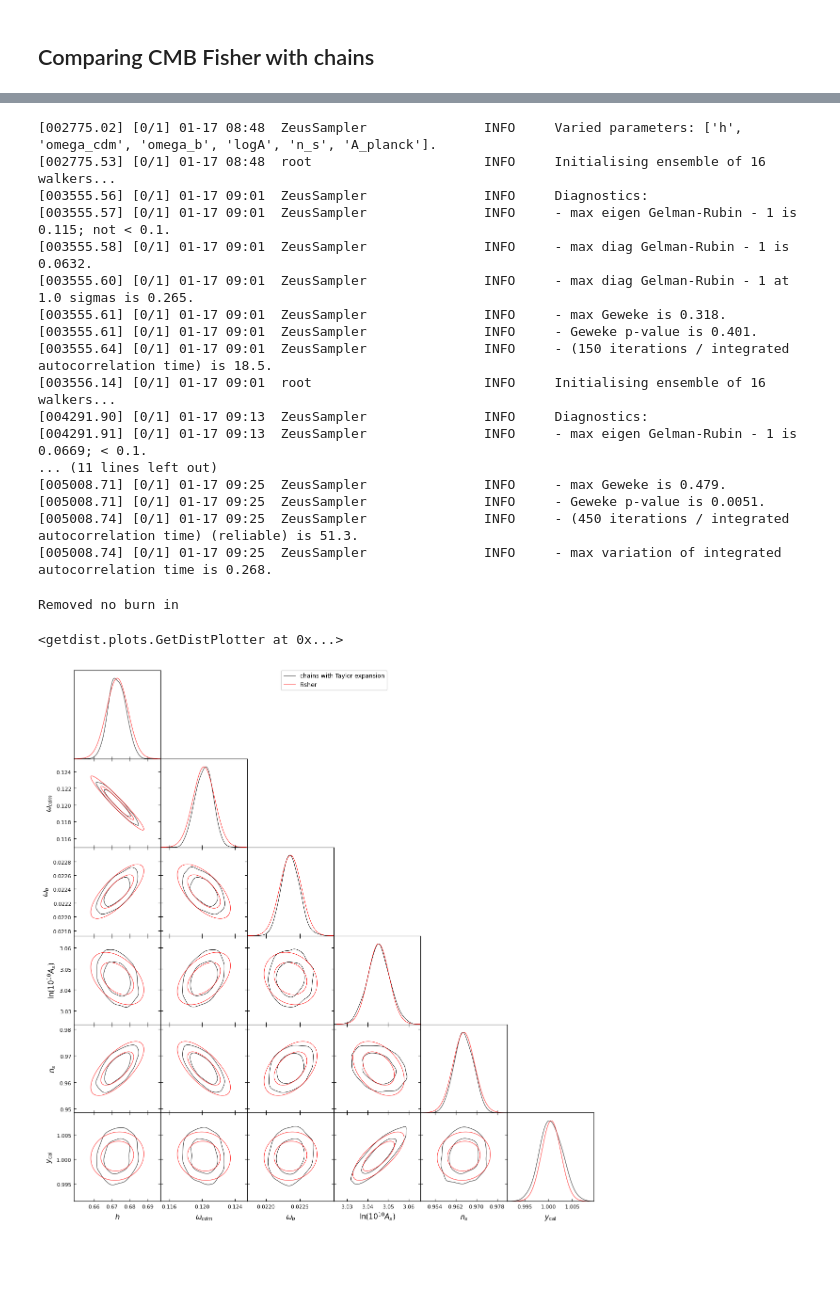
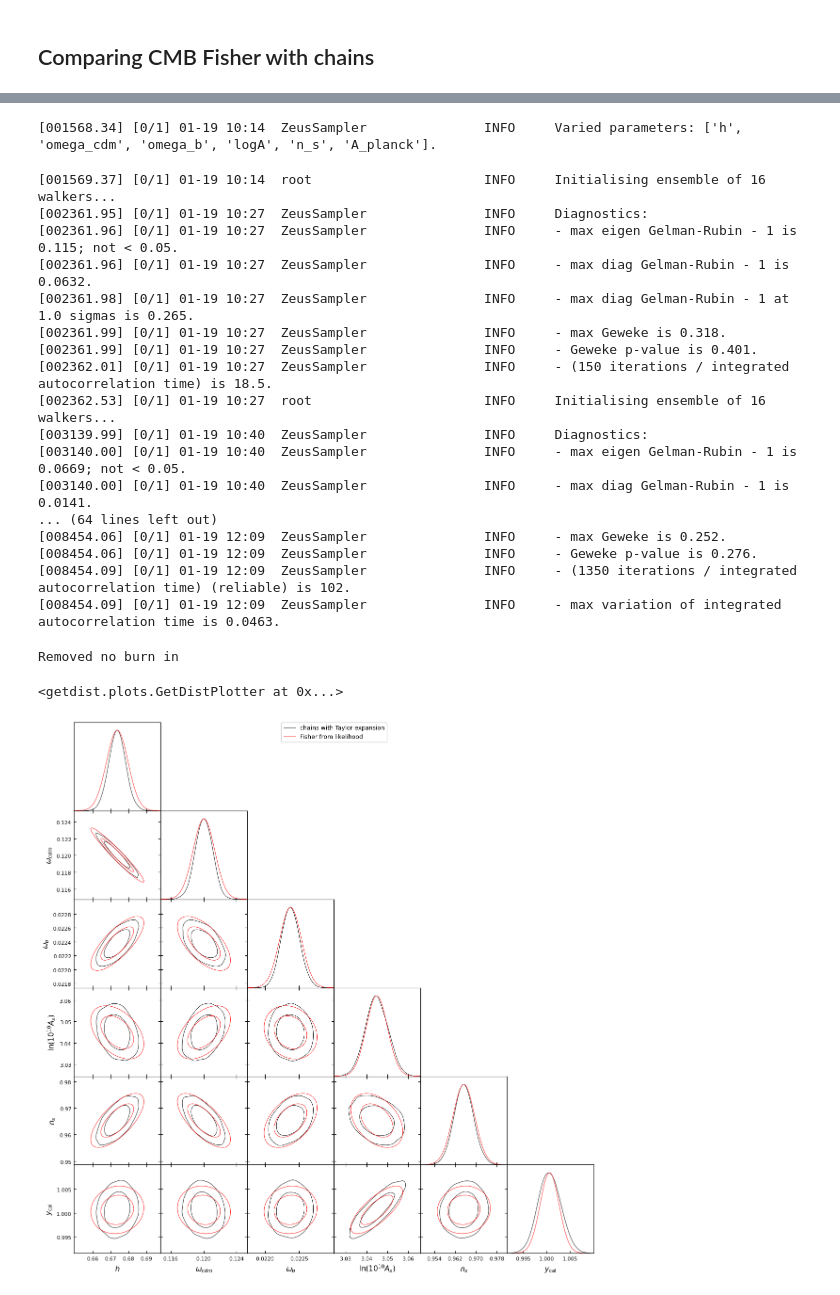
Before and after one commit to cosmodesi/desilike, a Jupyter notebook: nb/fisher_examples.ipynb, the cells around one changed output, grey strips where cells are left out. Saved outputs shown, nothing was run; the diff lists cells and outputs as text; code cells hidden in the pictures; blank space fills up the shorter version.

```diff
--- a/nb/fisher_examples.ipynb
+++ b/nb/fisher_examples.ipynb
@@ -303,34 +304,36 @@ for likelihood in likelihoods:
 from desilike.samplers import ZeusSampler
 
 sampler = ZeusSampler(likelihood_cmb, seed=42)
-sampler.run(check={'max_eigen_gr': 0.1})
+sampler.run(check={'max_eigen_gr': 0.05})
 # %% [output]
-[002775.02] [0/1] 01-17 08:48  ZeusSampler               INFO     Varied parameters: ['h', 'omega_cdm', 'omega_b', 'logA', 'n_s', 'A_planck'].
-[002775.53] [0/1] 01-17 08:48  root                      INFO     Initialising ensemble of 16 walkers...
-[003555.56] [0/1] 01-17 09:01  ZeusSampler               INFO     Diagnostics:
-[003555.57] [0/1] 01-17 09:01  ZeusSampler               INFO     - max eigen Gelman-Rubin - 1 is 0.115; not < 0.1.
-[003555.58] [0/1] 01-17 09:01  ZeusSampler               INFO     - max diag Gelman-Rubin - 1 is 0.0632.
-[003555.60] [0/1] 01-17 09:01  ZeusSampler               INFO     - max diag Gelman-Rubin - 1 at 1.0 sigmas is 0.265.
-[003555.61] [0/1] 01-17 09:01  ZeusSampler               INFO     - max Geweke is 0.318.
-[003555.61] [0/1] 01-17 09:01  ZeusSampler               INFO     - Geweke p-value is 0.401.
-[003555.64] [0/1] 01-17 09:01  ZeusSampler               INFO     - (150 iterations / integrated autocorrelation time) is 18.5.
-[003556.14] [0/1] 01-17 09:01  root                      INFO     Initialising ensemble of 16 walkers...
-[004291.90] [0/1] 01-17 09:13  ZeusSampler               INFO     Diagnostics:
-[004291.91] [0/1] 01-17 09:13  ZeusSampler               INFO     - max eigen Gelman-Rubin - 1 is 0.0669; < 0.1.
-... (11 lines left out)
-[005008.71] [0/1] 01-17 09:25  ZeusSampler               INFO     - max Geweke is 0.479.
-[005008.71] [0/1] 01-17 09:25  ZeusSampler               INFO     - Geweke p-value is 0.0051.
-[005008.74] [0/1] 01-17 09:25  ZeusSampler               INFO     - (450 iterations / integrated autocorrelation time) (reliable) is 51.3.
-[005008.74] [0/1] 01-17 09:25  ZeusSampler               INFO     - max variation of integrated autocorrelation time is 0.268.
+[001568.34] [0/1] 01-19 10:14  ZeusSampler               INFO     Varied parameters: ['h', 'omega_cdm', 'omega_b', 'logA', 'n_s', 'A_planck'].
+[001569.37] [0/1] 01-19 10:14  root                      INFO     Initialising ensemble of 16 walkers...
+[002361.95] [0/1] 01-19 10:27  ZeusSampler               INFO     Diagnostics:
+[002361.96] [0/1] 01-19 10:27  ZeusSampler               INFO     - max eigen Gelman-Rubin - 1 is 0.115; not < 0.05.
+[002361.96] [0/1] 01-19 10:27  ZeusSampler               INFO     - max diag Gelman-Rubin - 1 is 0.0632.
+[002361.98] [0/1] 01-19 10:27  ZeusSampler               INFO     - max diag Gelman-Rubin - 1 at 1.0 sigmas is 0.265.
+[002361.99] [0/1] 01-19 10:27  ZeusSampler               INFO     - max Geweke is 0.318.
+[002361.99] [0/1] 01-19 10:27  ZeusSampler               INFO     - Geweke p-value is 0.401.
+[002362.01] [0/1] 01-19 10:27  ZeusSampler               INFO     - (150 iterations / integrated autocorrelation time) is 18.5.
+[002362.53] [0/1] 01-19 10:27  root                      INFO     Initialising ensemble of 16 walkers...
+[003139.99] [0/1] 01-19 10:40  ZeusSampler               INFO     Diagnostics:
+[003140.00] [0/1] 01-19 10:40  ZeusSampler               INFO     - max eigen Gelman-Rubin - 1 is 0.0669; not < 0.05.
+[003140.00] [0/1] 01-19 10:40  ZeusSampler               INFO     - max diag Gelman-Rubin - 1 is 0.0141.
+... (64 lines left out)
+[008454.06] [0/1] 01-19 12:09  ZeusSampler               INFO     - max Geweke is 0.252.
+[008454.06] [0/1] 01-19 12:09  ZeusSampler               INFO     - Geweke p-value is 0.276.
+[008454.09] [0/1] 01-19 12:09  ZeusSampler               INFO     - (1350 iterations / integrated autocorrelation time) (reliable) is 102.
+[008454.09] [0/1] 01-19 12:09  ZeusSampler               INFO     - max variation of integrated autocorrelation time is 0.0463.
 # %%
 samples = sampler.chains[0].remove_burnin(0.5)
 covariance = precision_planck2.to_covariance()
 # ln(10^{10}A_s) of 'DESI' fiducial is ln(10^10 2.0830e-9), which is not the center of Planck likelihoods
 # hack: move Fisher so it appeared centered
-covariance._center[:] = [samples.mean(param) for param in covariance.params()]
+# TODO: understand the difference
+covariance = covariance.clone(center=samples.mean(covariance.params()))
 plotting.plot_triangle([samples, covariance],
-                       labels=['chains with Taylor expansion', 'Fisher'])
+                       labels=['chains with Taylor expansion', 'Fisher from likelihood'])
 # %% [output]
 Removed no burn in
 <getdist.plots.GetDistPlotter at 0x...>
-[figure, old version]
+[figure, new version]
```
Also changed, not shown: parts of 13 cells of this notebook, 9 other files.
